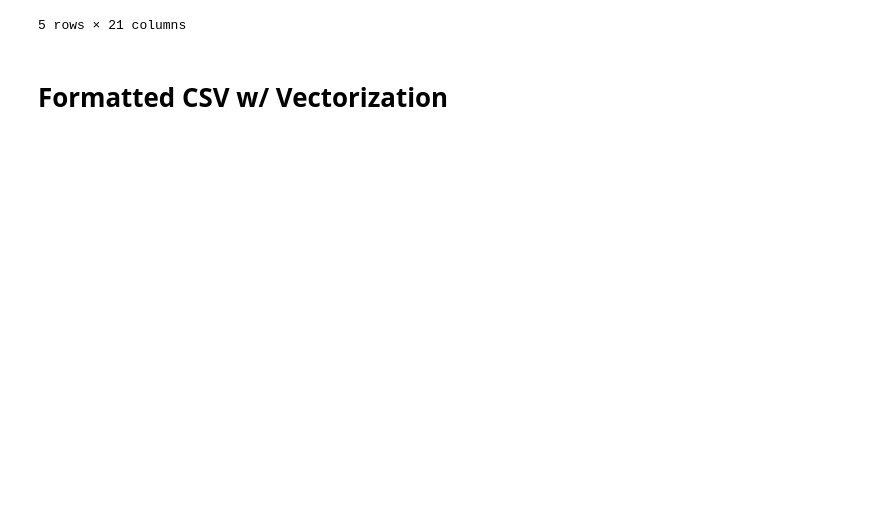
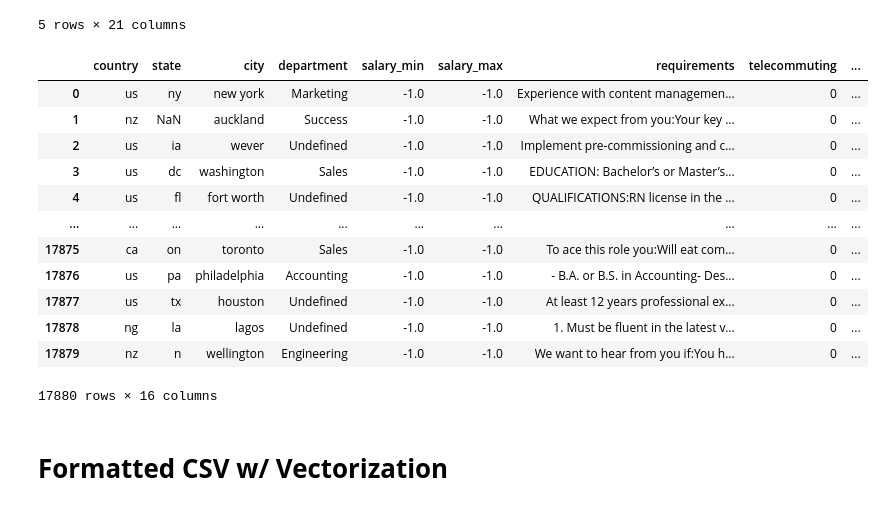
Before and after one commit to jebamania/group-project-2, a Jupyter notebook: Logistic Regression.ipynb, the cells around one changed output. Cells and saved outputs as stored; diff of their text form; code cells hidden in the pictures; blank space fills up the shorter version.

```diff
--- a/Logistic Regression.ipynb
+++ b/Logistic Regression.ipynb
@@ -148,4 +148,23 @@ formatted_df.head()
 | 3 | 4 | Account Executive - Washington DC | us | dc | washington | Sales | -1.0 | -1.0 | Our passion for improving quality... | ... |
 | 4 | 5 | Bill Review Manager | us | fl | fort worth | Undefined | -1.0 | -1.0 | SpotSource Solutions LLC is a Glo... | ... |
 5 rows × 21 columns
+# %%
+# drop columns with too much data / irrelevant columns
+columns_to_drop = ['job_id', 'title', 'company_profile', 'description', 'benefits']
+formatted_df.drop(columns_to_drop, axis=1, inplace=True)
+formatted_df
+# %% [output]
+|  | country | state | city | department | salary_min | salary_max | requirements | telecommuting | ... |
+| 0 | us | ny | new york | Marketing | -1.0 | -1.0 | Experience with content managemen... | 0 | ... |
+| 1 | nz | NaN | auckland | Success | -1.0 | -1.0 | What we expect from you:Your key ... | 0 | ... |
+| 2 | us | ia | wever | Undefined | -1.0 | -1.0 | Implement pre-commissioning and c... | 0 | ... |
+| 3 | us | dc | washington | Sales | -1.0 | -1.0 | EDUCATION: Bachelor’s or Master’s... | 0 | ... |
+| 4 | us | fl | fort worth | Undefined | -1.0 | -1.0 | QUALIFICATIONS:RN license in the ... | 0 | ... |
+| ... | ... | ... | ... | ... | ... | ... | ... | ... | ... |
+| 17875 | ca | on | toronto | Sales | -1.0 | -1.0 | To ace this role you:Will eat com... | 0 | ... |
+| 17876 | us | pa | philadelphia | Accounting | -1.0 | -1.0 | - B.A. or B.S. in Accounting- Des... | 0 | ... |
+| 17877 | us | tx | houston | Undefined | -1.0 | -1.0 | At least 12 years professional ex... | 0 | ... |
+| 17878 | ng | la | lagos | Undefined | -1.0 | -1.0 | 1. Must be fluent in the latest v... | 0 | ... |
+| 17879 | nz | n | wellington | Engineering | -1.0 | -1.0 | We want to hear from you if:You h... | 0 | ... |
+17880 rows × 16 columns
 # %%
```
Also changed, not shown: parts of 10 cells of this notebook.
